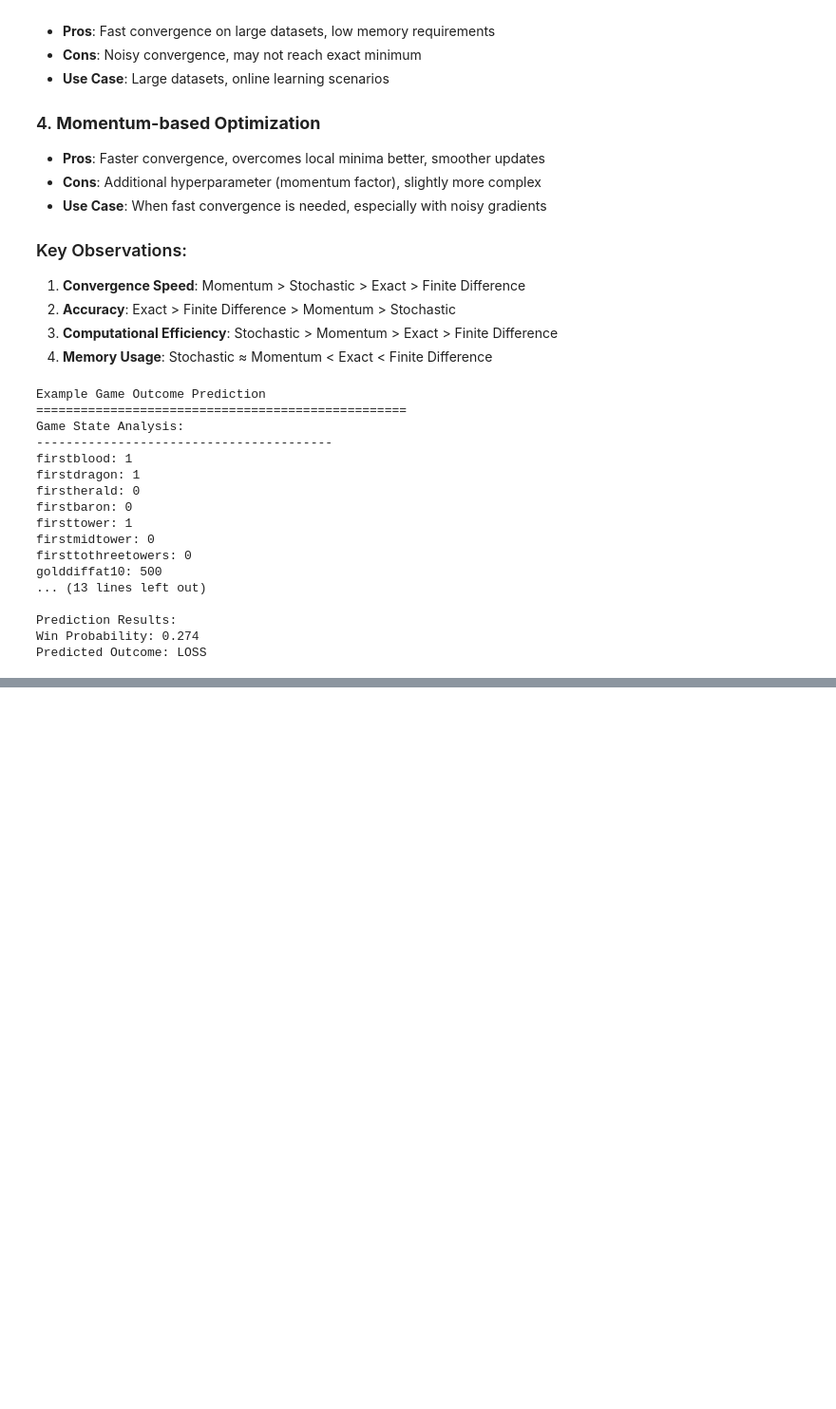
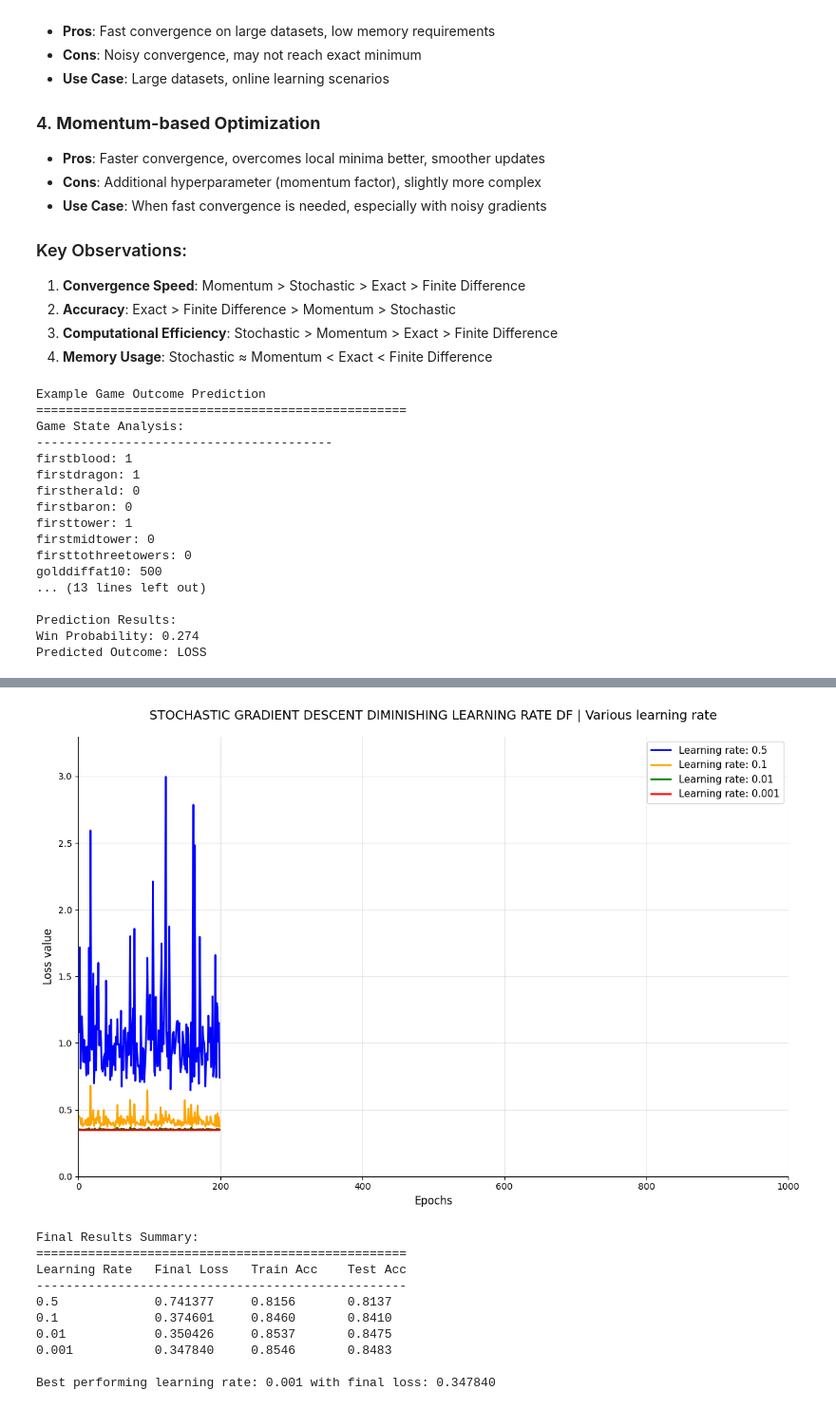
Before and after one commit to duytanisme/optimization-lol-predictor, a Jupyter notebook: notebooks/approx.ipynb, the cells around one changed output, grey strips where cells are left out. Shown: that part at 95% size. Saved outputs shown, nothing was run; the diff lists cells and outputs as text; code cells hidden in the pictures; blank space fills up the shorter version.

```diff
--- a/notebooks/approx.ipynb
+++ b/notebooks/approx.ipynb
@@ -810,0 +981,77 @@ Predicted Outcome: LOSS
+# %%
+# Create comparison plot similar to the attached image
+if "sgd_models" in locals() and len(sgd_models) > 0:
+    plt.figure(figsize=(12, 8))
+
+    # Define colors for each learning rate
+    colors = ["blue", "orange", "green", "red"]
+
+    # Plot loss curves for each learning rate
+    for i, (lr, model) in enumerate(sgd_models.items()):
+        plt.plot(
+            model.epoch_history,
+            model.loss_history,
+            color=colors[i],
+            linewidth=2,
+            label=f"Learning rate: {lr}",
+        )
+
+    # Customize the plot to match the attached image style
+    plt.title(
+        "STOCHASTIC GRADIENT DESCENT DIMINISHING LEARNING RATE DF | Various learning rate",
+        fontsize=14,
+        pad=20,
+    )
+    plt.xlabel("Epochs", fontsize=12)
+    plt.ylabel("Loss value", fontsize=12)
+    plt.legend(fontsize=11, loc="upper right")
+    plt.grid(True, alpha=0.3)
+
+    # Set axis limits and ticks similar to the attached image
+    plt.xlim(0, 1000)  # Show first 1000 epochs for better visibility
+    plt.ylim(
+        0, max([max(model.loss_history[:1000]) for model in sgd_models.values()]) * 1.1
+    )
+
+    # Add some styling to match the image
+    plt.gca().spines["top"].set_visible(False)
+    plt.gca().spines["right"].set_visible(False)
+
+    plt.tight_layout()
+    plt.show()
+
+    # Print final results summary
+    print("\nFinal Results Summary:")
+    print("=" * 50)
+    print(
+        f"{'Learning Rate':<15} {'Final Loss':<12} {'Train Acc':<12} {'Test Acc':<12}"
+    )
+    print("-" * 50)
+
+    for lr, model in sgd_models.items():
+        train_acc = accuracy_score(y_train, model.predict(X_train_scaled))
+        test_acc = accuracy_score(y_test, model.predict(X_test_scaled))
+        final_loss = model.loss_history[-1]
+
+        print(f"{lr:<15} {final_loss:<12.6f} {train_acc:<12.4f} {test_acc:<12.4f}")
+
+    # Find best performing model
+    best_lr = min(sgd_models.keys(), key=lambda lr: sgd_models[lr].loss_history[-1])
+    print(
+        f"\nBest performing learning rate: {best_lr} with final loss: {sgd_models[best_lr].loss_history[-1]:.6f}"
+    )
+
+else:
+    print("No SGD models available for visualization")
+# %% [output]
+[figure, added]
+Final Results Summary:
+==================================================
+Learning Rate   Final Loss   Train Acc    Test Acc
+--------------------------------------------------
+0.5             0.741377     0.8156       0.8137
+0.1             0.374601     0.8460       0.8410
+0.01            0.350426     0.8537       0.8475
+0.001           0.347840     0.8546       0.8483
+
+Best performing learning rate: 0.001 with final loss: 0.347840
```
Also changed, not shown: parts of 9 cells of this notebook, 2 other files.
